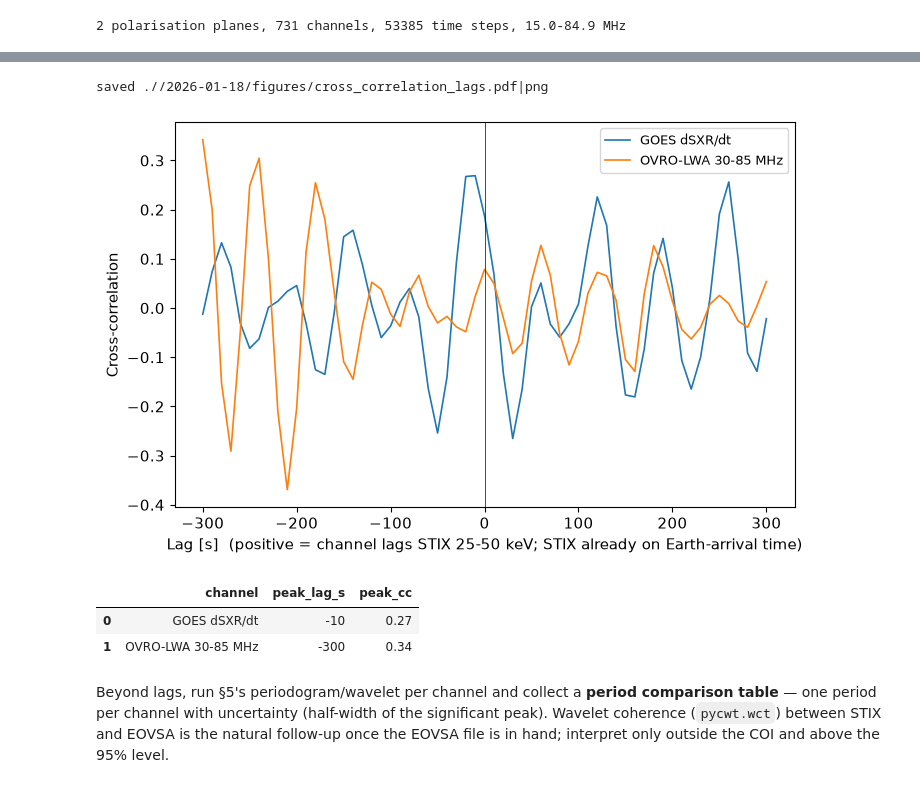
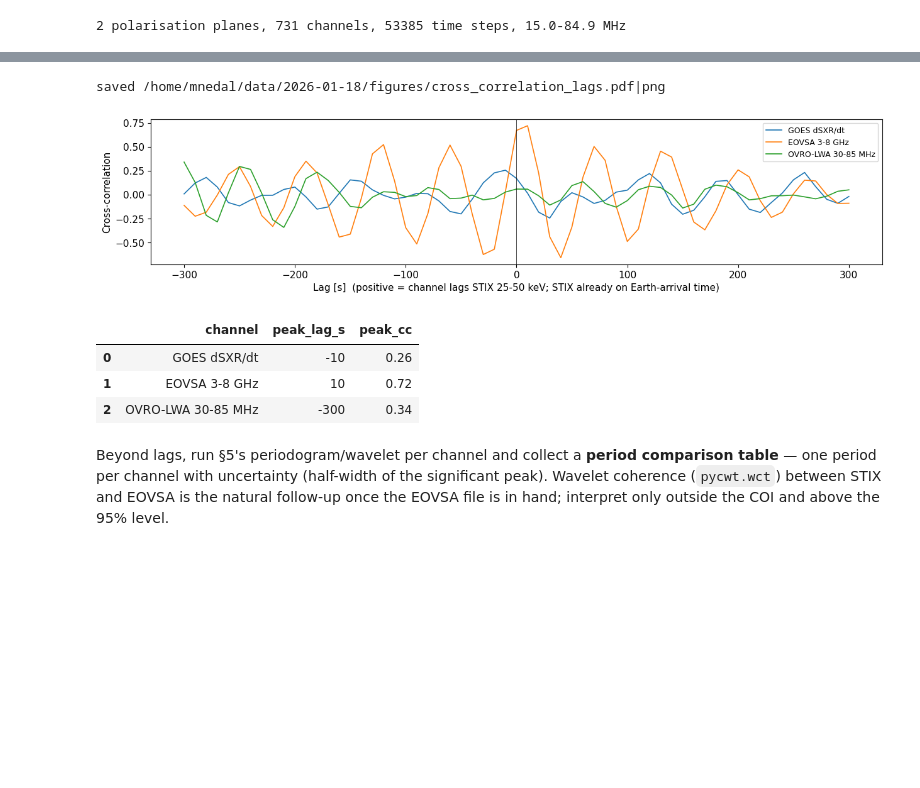
Before and after one commit to MohamedNedal/dias_work, a Jupyter notebook: QPPs_20260118/event_18Jan2026_analysis_v2.ipynb, the cells around one changed output, grey strips where cells are left out. Cells and saved outputs as stored; diff of their text form; code cells hidden in the pictures; blank space fills up the shorter version.

```diff
--- a/QPPs_20260118/event_18Jan2026_analysis_v2.ipynb
+++ b/QPPs_20260118/event_18Jan2026_analysis_v2.ipynb
@@ -426,7 +440,9 @@ phase. Detrending uses the Savitzky-Golay residual (as in `qpp_residuals.ipynb`)
 window is a free parameter and §5 scans it, because apparent periods can be created or
 destroyed by the trend choice (Broomhall et al. 2019).
 # %%
-band_nt = '25-50 keV'
+# band_nt = '25-50 keV'
+band_nt = '50-84 keV'
+
 # detrend over the padded window, then crop to the science window so the
 # Savitzky-Golay edge effects never enter the analysis
 sel = (stix[band_nt]['t'] >= qpp_padded[0]) & (stix[band_nt]['t'] <= qpp_padded[1])
@@ -1010,7 +1028,7 @@ common = pd.date_range(qpp_window[0], qpp_window[1], freq='10s')
 X = pd.DataFrame({k: np.interp(mdates.date2num(common), mdates.date2num(v.index), v.values)
                   for k, v in channels.items()}, index=common)
 # %%
-fig, ax = plt.subplots(figsize=[10,5])
+fig, ax = plt.subplots(figsize=[15,5])
 for i, col in enumerate(X.columns):
     ax.plot(X.index, standardise(X[col].values) + 4 * i, lw=1, label=col)
 for tp in pulse_df['t_peak']:
@@ -1020,6 +1038,6 @@ ax.legend(loc='upper right', fontsize=9)
 ax.xaxis.set_major_formatter(mdates.DateFormatter('%H:%M'))
 ax.set_xlabel(f"Time on {event['date']} [UT]")
 ax.set_title('Normalised residuals, offset for clarity; thin lines = STIX pulse times')
-savefig(fig, 'cross_instrument_residuals')
+# savefig(fig, 'cross_instrument_residuals')
 plt.show()
 # %% [output]
@@ -1028,43 +1045,45 @@ saved .//2026-01-18/figures/cross_instrument_residuals.pdf|png
 # %%
 def xcorr(ref, x, dt_s, max_lag_s=300):
     '''
     Cross-correlation of x against ref (both standardised).
     Sign convention (v2, verified on synthetic data): a peak at POSITIVE lag means x
     LAGS ref, i.e. the same feature arrives later in x than in ref. The previous
     version had this convention inverted in the axis label and the CSV.
     '''
     ref = standardise(np.nan_to_num(ref))
     x = standardise(np.nan_to_num(x))
     cc = correlate(x, ref, mode='full') / len(ref)
     lags = np.arange(-len(ref) + 1, len(ref)) * dt_s
     sel = np.abs(lags) <= max_lag_s
     return lags[sel], cc[sel]
 
 
 ref = 'STIX 25-50 keV'
-fig, ax = plt.subplots(figsize=[8,5])
+fig, ax = plt.subplots(figsize=[15,3])
 lag_rows = []
 for col in [c for c in X.columns if c != ref]:
     lags, cc = xcorr(X[ref].values, X[col].values, 10)
     ax.plot(lags, cc, lw=1.2, label=col)
     lag_pk = lags[np.argmax(cc)]
     lag_rows.append({'channel': col, 'peak_lag_s': int(lag_pk), 'peak_cc': round(float(np.max(cc)), 2)})
 ax.axvline(0, color='k', lw=0.5)
 ax.set_xlabel(f'Lag [s]  (positive = channel lags {ref}; STIX already on Earth-arrival time)')
 ax.set_ylabel('Cross-correlation')
 ax.legend(fontsize=9)
 savefig(fig, 'cross_correlation_lags')
 plt.show()
-
-lag_df = pd.DataFrame(lag_rows)
-lag_df.to_csv(f'{res_dir}/cross_correlation_lags.csv', index=False)
-lag_df
 # %% [output]
-saved .//2026-01-18/figures/cross_correlation_lags.pdf|png
+saved /home/mnedal/data/2026-01-18/figures/cross_correlation_lags.pdf|png
-[figure, old version]
+[figure, new version]
-|  | channel | peak_lag_s | peak_cc |
-| 0 | GOES dSXR/dt | -10 | 0.27 |
-| 1 | OVRO-LWA 30-85 MHz | -300 | 0.34 |
+# %%
+lag_df = pd.DataFrame(lag_rows)
+# lag_df.to_csv(f'{res_dir}/cross_correlation_lags.csv', index=False)
+lag_df
+# %% [output]
+|  | channel | peak_lag_s | peak_cc |
+| 0 | GOES dSXR/dt | -10 | 0.26 |
+| 1 | EOVSA 3-8 GHz | 10 | 0.72 |
+| 2 | OVRO-LWA 30-85 MHz | -300 | 0.34 |
 # %% [markdown]
 Beyond lags, run §5's periodogram/wavelet per channel and collect a **period comparison
 table** — one period per channel with uncertainty (half-width of the significant peak).
```
Also changed, not shown: parts of 18 cells of this notebook, 2 other files.
